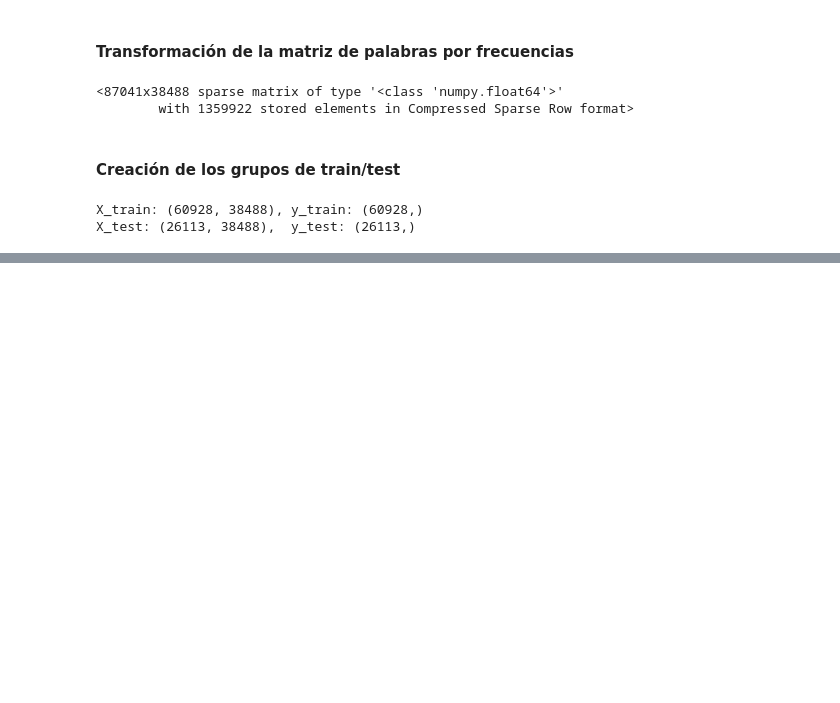
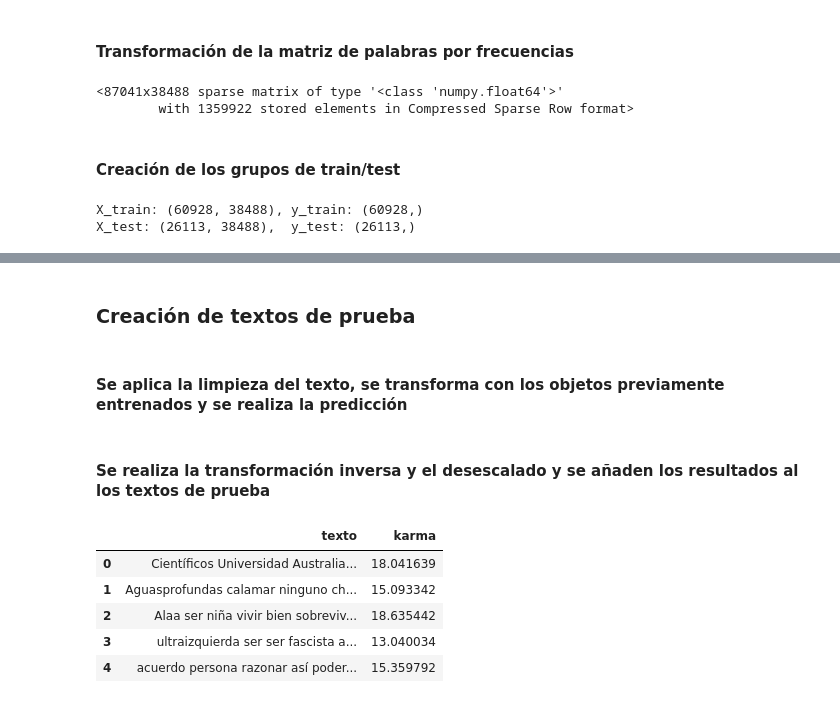
Before and after one commit to RoomProyectos/Proyecto-2-ML, a Jupyter notebook: Prediccion_Karma_Comentarios.ipynb, the cells around one changed output, grey strips where cells are left out. Saved outputs shown, nothing was run; the diff lists cells and outputs as text; code cells hidden in the pictures; blank space fills up the shorter version.

Commit message:
Predicción Karma Comentarios Completada

```diff
--- a/Prediccion_Karma_Comentarios.ipynb
+++ b/Prediccion_Karma_Comentarios.ipynb
@@ -198,3 +240,6 @@ px.histogram(df["karma"], marginal="box")
+# %%
+df = df[(df["karma"] >= bigote_inferior) & (df["karma"] <= bigote_superior)]
+df.reset_index(inplace=True, drop=True)
 # %% [markdown]
 #### Conteo y Vectorizado de las palabras
 # %%
@@ -279,0 +525,6 @@ df_modelo.sort_values("r2", ascending = False)
+# %%
+modelo_final = GradientBoostingRegressor(learning_rate=0.05,
+                                         max_depth=4,
+                                         min_samples_leaf=4,
+                                         min_samples_split=10,
+                                         n_estimators=300)
@@ -279,0 +567,31 @@ df_modelo.sort_values("r2", ascending = False)
+# %% [markdown]
+### Creación de textos de prueba
+# %%
+textos_prueba = ["Científicos de la Universidad de Australia Occidental y Kelpie Geosciences en el Reino Unido filmaron en vídeo un raro calamar de aguas profundas a una profundidad de más de un kilómetro bajo el agua. El calamar anzuelo de aguas profundas es uno de los calamares de aguas profundas más grandes y es famoso por tener dos fotóforos muy grandes en el extremo de dos de sus brazos, que producen brillantes destellos bioluminiscentes para asustar y desorientar a sus presas cuando caza. Estos son los fotóforos más grandes conocidos en el mundo natural.",
+                 "Aguasprofundas, calamar, ningún chiste sobre un desuellamentes o Illithid en los primeros 10 comentarios.... Algo falla aquí. ¿Ha subido la media de edad?",
+                 "Alaa es una niña. Vive (o más bien sobrevive) en la franja de Gaza. Junto con su familia (los que aún viven) ha sido desplazada a Rafah. Sí, esa ciudad a donde Israel obligó a refugiarse a los que …",
+                 "#3 Pero si para la ultraizquierda todo el que no sea como ellos, es 'fascista'. Aquí en España los desquiciados votantes socialcomunistas llamaban 'trifachito' a PP, Cs y VOX. Los 'demócratas', la izquierda que expresa públicamente que quiere prohibir todo lo que no sea socialcomunista.",
+                 "Estaremos todos de acuerdo en una persona que razona así no puede estar en contacto con niños,si?"]
+
+Serie_pruebas = pd.DataFrame(textos_prueba, columns=["texto"])
+# %% [markdown]
+#### Se aplica la limpieza del texto, se transforma con los objetos previamente entrenados y se realiza la predicción
+# %%
+Serie_pruebas["texto"] = Serie_pruebas["texto"].apply(limpieza_texto)
+bag_prueba = count_vectorizer.transform(Serie_pruebas["texto"])
+bag_tfidf_prueba = tfidf.transform(bag_prueba)
+resultado_prueba = modelo_final.predict(bag_tfidf_prueba)
+# %% [markdown]
+#### Se realiza la transformación inversa y el desescalado y se añaden los resultados al los textos de prueba
+# %%
+resultado_prueba_inv = np.exp(resultado_prueba) - 1
+resultado_prueba_inv = y_scaler.inverse_transform(resultado_prueba_inv.reshape(-1,1))
+Serie_pruebas["karma"] = resultado_prueba_inv
+Serie_pruebas
+# %% [output]
+|  | texto | karma |
+| 0 | Científicos Universidad Australia... | 18.041639 |
+| 1 | Aguasprofundas calamar ninguno ch... | 15.093342 |
+| 2 | Alaa ser niña vivir bien sobreviv... | 18.635442 |
+| 3 | ultraizquierda ser ser fascista a... | 13.040034 |
+| 4 | acuerdo persona razonar así poder... | 15.359792 |
```
Also changed, not shown: parts of 50 cells of this notebook.
